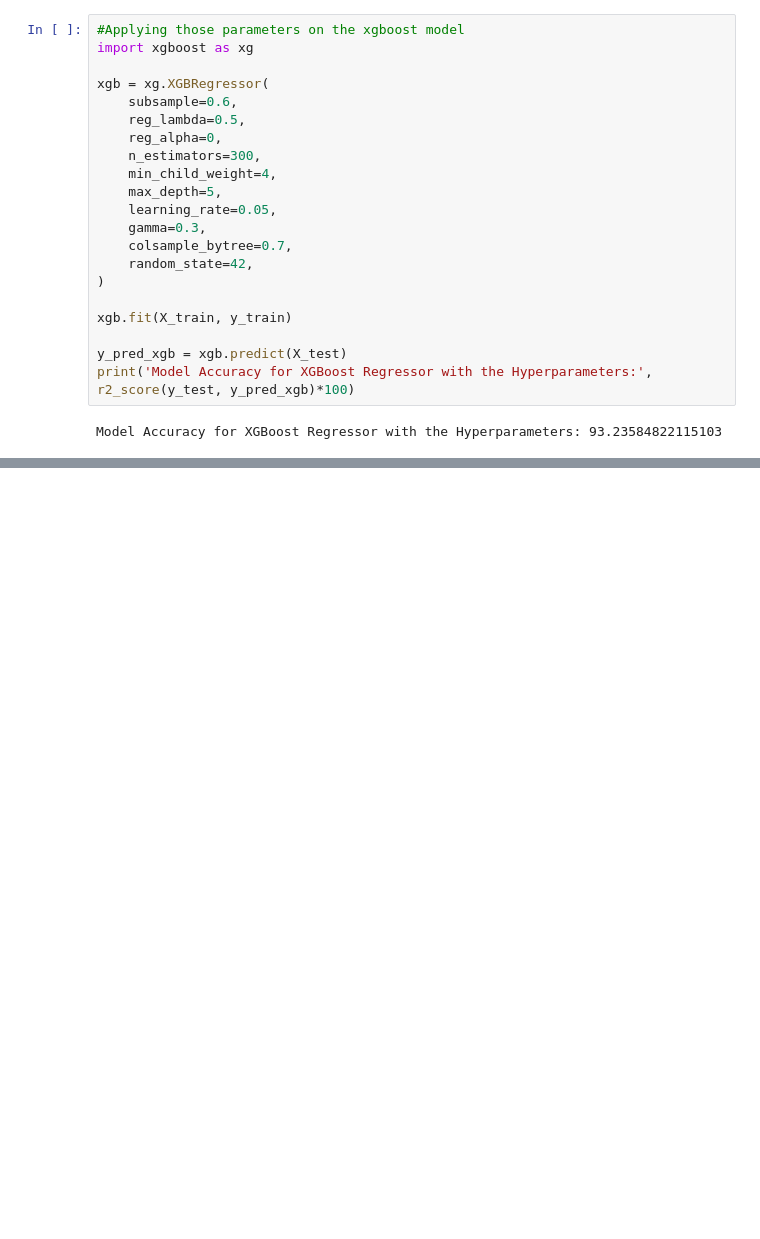
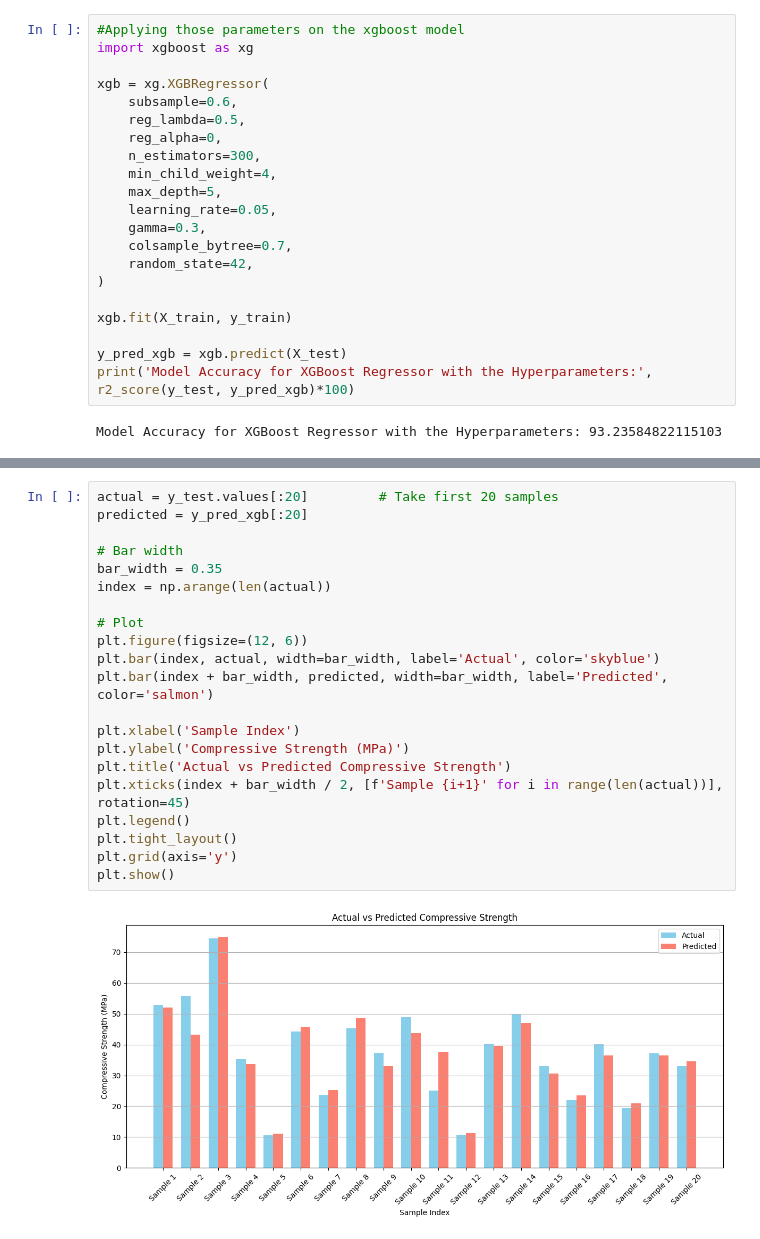
Before and after one commit to meet-vasita/CementPrediction_Model, a Jupyter notebook: Model.ipynb, the cells around one changed output, grey strips where cells are left out. Drawn from its saved outputs; the diff is of its cells as text; blank space fills up the shorter version.

```diff
--- a/Model.ipynb
+++ b/Model.ipynb
@@ -582,0 +596,23 @@ Model Accuracy for XGBoost Regressor with the Hyperparameters: 93.23584822115103
+# %%
+actual = y_test.values[:20]         # Take first 20 samples
+predicted = y_pred_xgb[:20]
+
+# Bar width
+bar_width = 0.35
+index = np.arange(len(actual))
+
+# Plot
+plt.figure(figsize=(12, 6))
+plt.bar(index, actual, width=bar_width, label='Actual', color='skyblue')
+plt.bar(index + bar_width, predicted, width=bar_width, label='Predicted', color='salmon')
+
+plt.xlabel('Sample Index')
+plt.ylabel('Compressive Strength (MPa)')
+plt.title('Actual vs Predicted Compressive Strength')
+plt.xticks(index + bar_width / 2, [f'Sample {i+1}' for i in range(len(actual))], rotation=45)
+plt.legend()
+plt.tight_layout()
+plt.grid(axis='y')
+plt.show()
+# %% [output]
+[figure, added]
```
Also changed, not shown: parts of 23 cells of this notebook, 1 other file.
